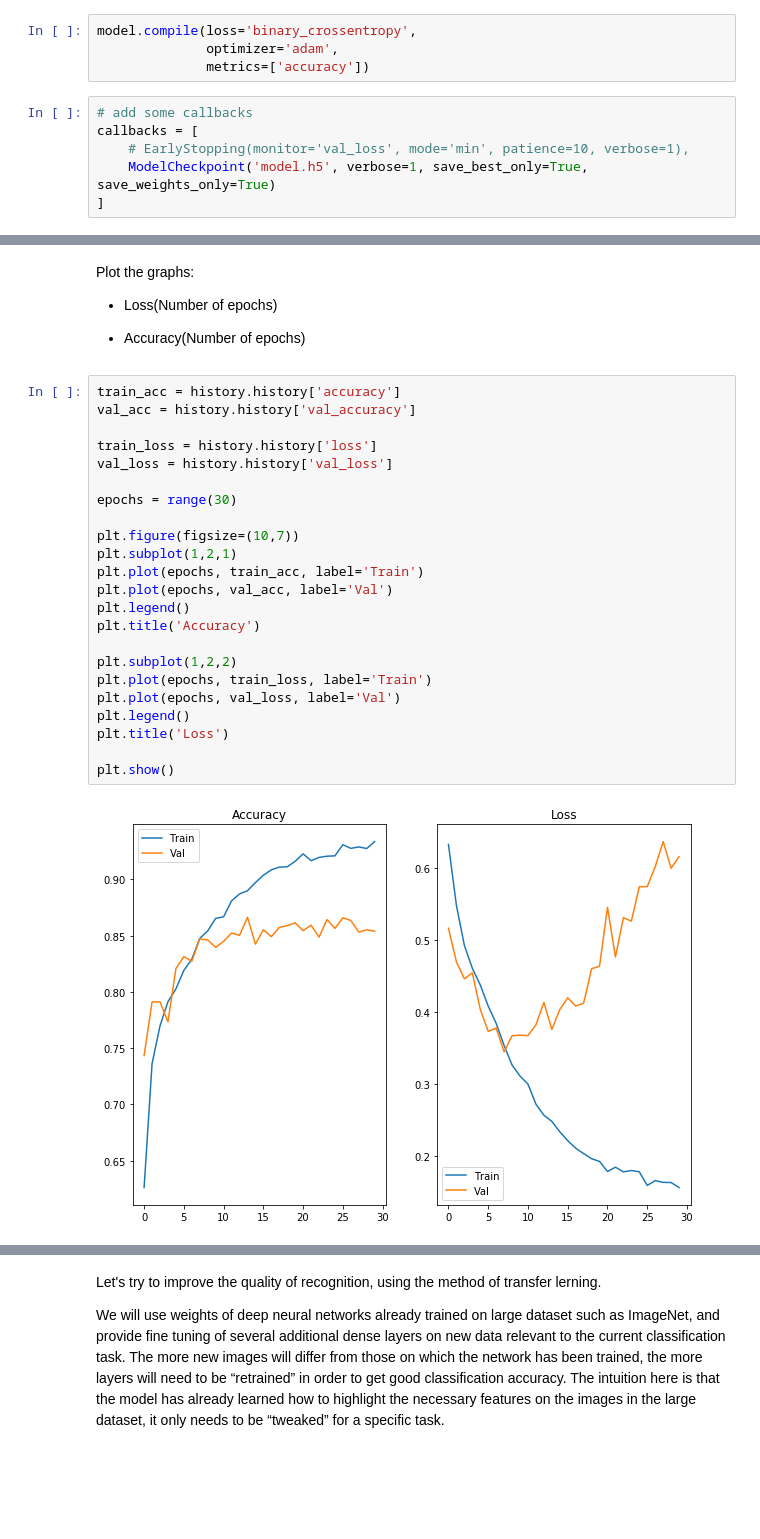
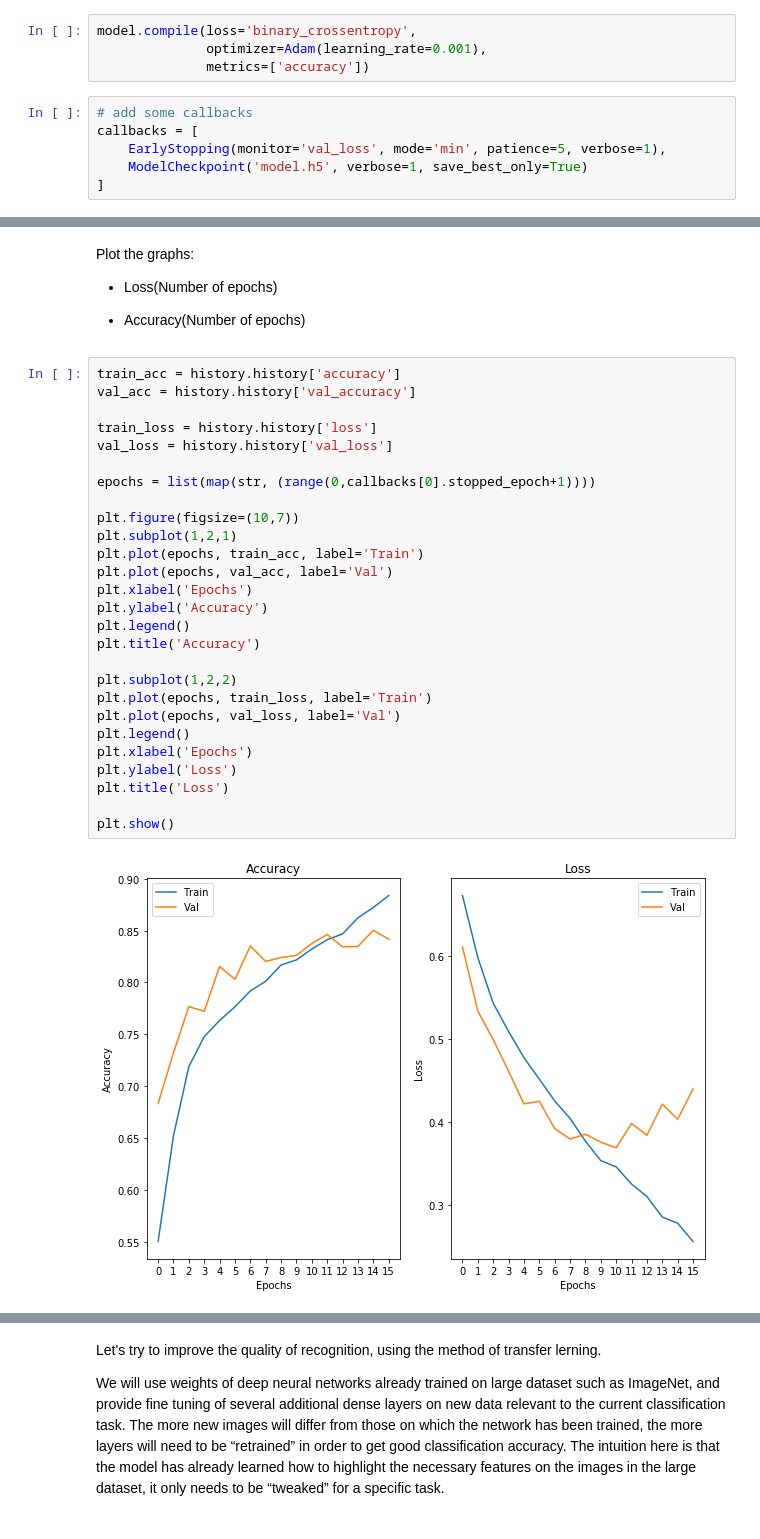
Before and after one commit to fhrzn/ml-tech-lab, a Jupyter notebook: task5/Fahrizain_Affandy_J41322c_MLT_2022_Task_5.ipynb, the cells around one changed output, grey strips where cells are left out. Saved outputs shown, nothing was run; the diff lists cells and outputs as text; blank space fills up the shorter version.

```diff
--- a/task5/Fahrizain_Affandy_J41322c_MLT_2022_Task_5.ipynb
+++ b/task5/Fahrizain_Affandy_J41322c_MLT_2022_Task_5.ipynb
@@ -116,13 +117,13 @@ model = Sequential([
 ])
 # %%
 model.compile(loss='binary_crossentropy',
-              optimizer='adam',
+              optimizer=Adam(learning_rate=0.001),
               metrics=['accuracy'])
 # %%
 # add some callbacks
 callbacks = [
-    # EarlyStopping(monitor='val_loss', mode='min', patience=10, verbose=1),
-    ModelCheckpoint('model.h5', verbose=1, save_best_only=True, save_weights_only=True)
+    EarlyStopping(monitor='val_loss', mode='min', patience=5, verbose=1),
+    ModelCheckpoint('model.h5', verbose=1, save_best_only=True)
 ]
 # %%
 # use the generator to train the model (analogue of the fit method)
@@ -165,25 +166,29 @@ Plot the graphs:
 # %%
 train_acc = history.history['accuracy']
 val_acc = history.history['val_accuracy']
 
 train_loss = history.history['loss']
 val_loss = history.history['val_loss']
 
-epochs = range(30)
+epochs = list(map(str, (range(0,callbacks[0].stopped_epoch+1))))
 
 plt.figure(figsize=(10,7))
 plt.subplot(1,2,1)
 plt.plot(epochs, train_acc, label='Train')
 plt.plot(epochs, val_acc, label='Val')
+plt.xlabel('Epochs')
+plt.ylabel('Accuracy')
 plt.legend()
 plt.title('Accuracy')
 
 plt.subplot(1,2,2)
 plt.plot(epochs, train_loss, label='Train')
 plt.plot(epochs, val_loss, label='Val')
 plt.legend()
+plt.xlabel('Epochs')
+plt.ylabel('Loss')
 plt.title('Loss')
 
 plt.show()
 # %% [output]
-[figure, old version]
+[figure, new version]
```
Also changed, not shown: parts of 29 cells of this notebook, 3 other files.
